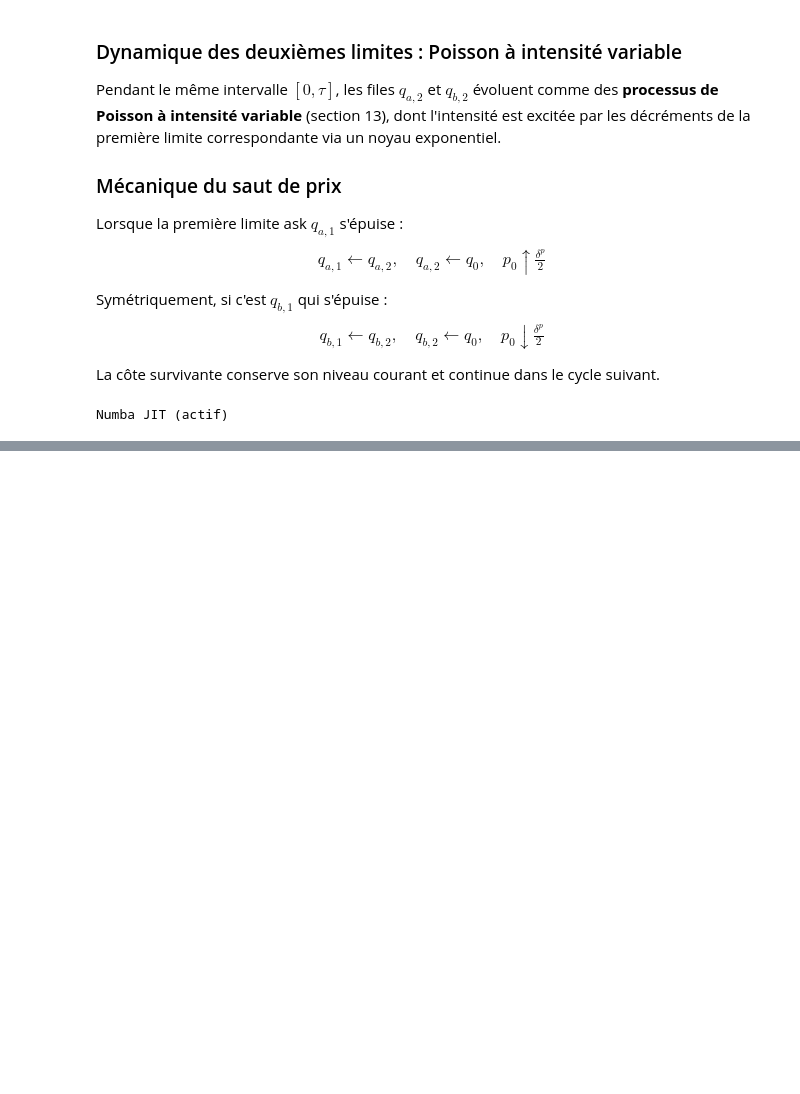
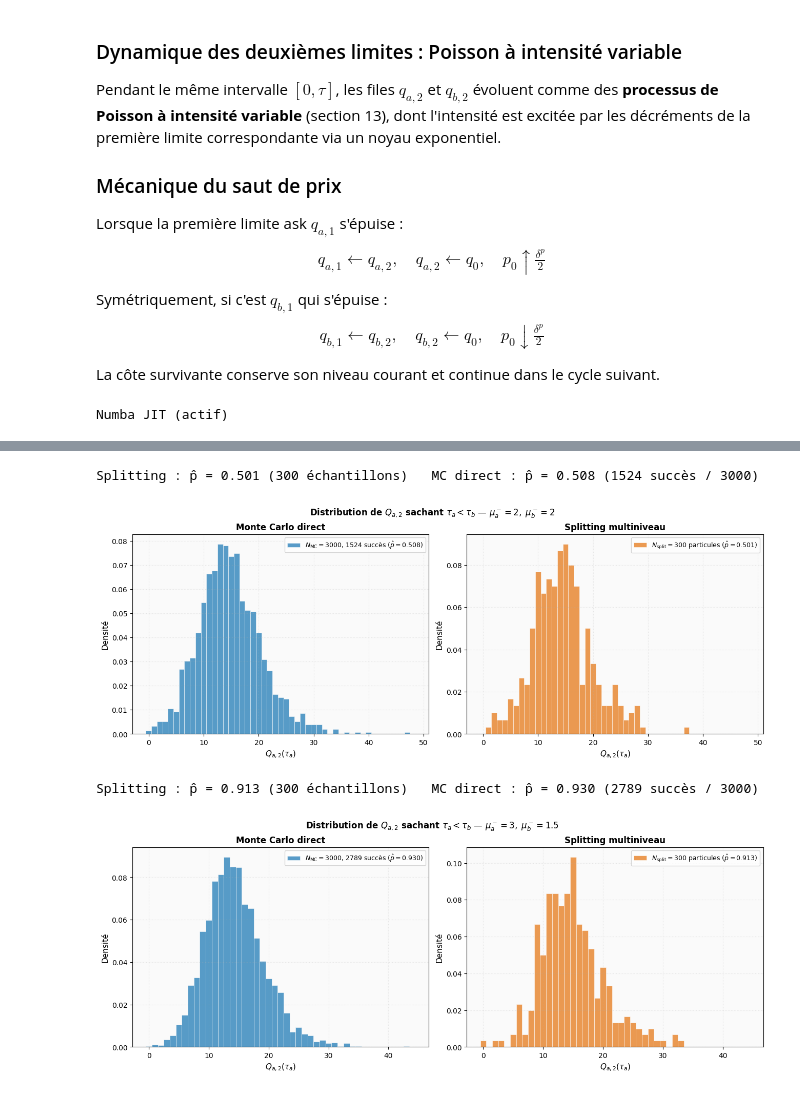
Before and after one commit to anassettahiri2004/Carnet-d-ordres-SNA, a Jupyter notebook: carnet_d_ordres.ipynb, the cells around one changed output, grey strips where cells are left out. Cells and saved outputs as stored; diff of their text form; code cells hidden in the pictures; blank space fills up the shorter version.

Commit message:
Added splitting algorithm with normal algo logic and bootstrapping logic

```diff
--- a/carnet_d_ordres.ipynb
+++ b/carnet_d_ordres.ipynb
@@ -1627,0 +1858,13 @@ plot_order_book_evolution(
+# %%
+# Cas symétrique : p ≈ 0.5 — splitting et MC direct donnent des résultats similaires
+plot_splitting_vs_mc(mu_minus_a=2, mu_minus_b=2, alpha=0.5, beta=1, a=0.8, b=1.0,
+                      N_split=300, N_mc=3000)
+
+# Cas asymétrique : p < 0.5 — le splitting est plus efficace (moins de rejets)
+plot_splitting_vs_mc(mu_minus_a=3, mu_minus_b=1.5, alpha=0.5, beta=1, a=0.8, b=1.0,
+                      N_split=300, N_mc=3000)
+# %% [output]
+Splitting : p̂ = 0.501 (300 échantillons)   MC direct : p̂ = 0.508 (1524 succès / 3000)
+[figure, added]
+Splitting : p̂ = 0.913 (300 échantillons)   MC direct : p̂ = 0.930 (2789 succès / 3000)
+[figure, added]
```
Also changed, not shown: parts of 9 cells of this notebook.
